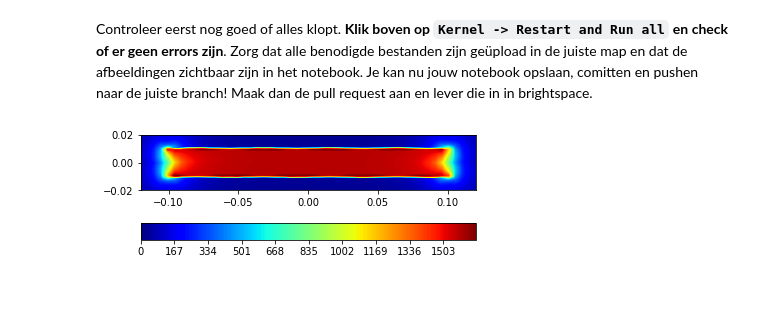
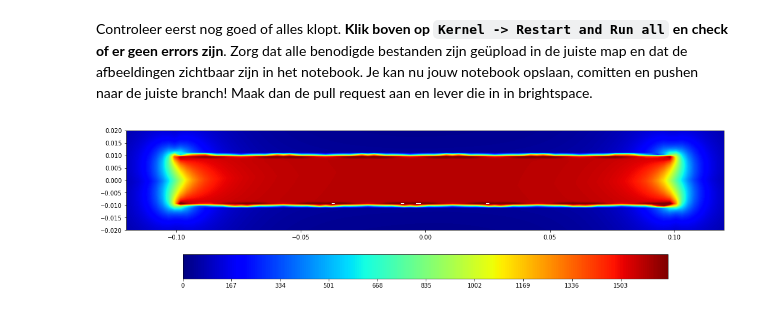
Before and after one commit to oprelo/opdrachten-DEF-D, a Jupyter notebook: DigitaleOntwerpopdrachten/2KrachtactuatorOpdracht/2KrachtactuatorOpdracht/KrachtactuatorOpdracht.ipynb, the cells around one changed output. Drawn from its saved outputs; the diff is of its cells as text; code cells hidden in the pictures.

```diff
--- a/DigitaleOntwerpopdrachten/2KrachtactuatorOpdracht/2KrachtactuatorOpdracht/KrachtactuatorOpdracht.ipynb
+++ b/DigitaleOntwerpopdrachten/2KrachtactuatorOpdracht/2KrachtactuatorOpdracht/KrachtactuatorOpdracht.ipynb
@@ -708,35 +708,37 @@ Edit deze cel met jullie antwoorden op vraag 19.
 # %% [markdown]
 Controleer eerst nog goed of alles klopt. **Klik boven op `Kernel -> Restart and Run all` en check of er geen errors zijn**. Zorg dat alle benodigde bestanden zijn geüpload in de juiste map en dat de afbeeldingen zichtbaar zijn in het notebook. Je kan nu jouw notebook opslaan, comitten en pushen naar de juiste branch! Maak dan de pull request aan en lever die in in brightspace.
 # %%
+
 l_draad = 10 # Lengte draad
 r_sol = 0.01 # Straal solenoide
 L_sol = 0.2 # Lengte solenoide
 N = 100000 # Aantal wikkeling
 N_wikkeling = l_draad/(2*np.pi*r_sol)
 
 x,y,z =  parametrisatie(N,r_sol,N_wikkeling,L_sol)
 L = np.array([x,y,z])
 L = L.T
 
-n_z = 50
+n_z = 100
 n_y = 50
 
 z_array=np.linspace(-0.6*L_sol, 0.6*L_sol, n_z)
 y_array = np.linspace(-0.02,0.02,n_y)
 x_cords, y_cords, z_cords = np.meshgrid(0,y_array,z_array)
 r_field = np.array([x_cords,y_cords,z_cords]).T
 r_field = r_field[:,0,:,:]
 r_field = np.reshape(r_field,(len(y_array)*len(z_array),3))
 
 H_field, H_array = field_current(r_field, L, I)
 
 H_norm = np.sum(np.sqrt(H_field**2),axis=1)
 H_norm = np.reshape(H_norm,(n_z,n_y))
 
 clev = np.arange(0,H_field.max(),1)
+plt.figure(figsize=(18,5))
 plt.contourf(z_cords[:,0,:].T, y_cords[:,0,:].T, H_norm, clev, cmap = plt.cm.jet)
 plt.colorbar(orientation='horizontal')
 plt.gca().set_aspect('equal')
 plt.show()
 # %% [output]
-[figure, old version]
+[figure, new version]
```
Also changed, not shown: parts of 4 cells of this notebook.
